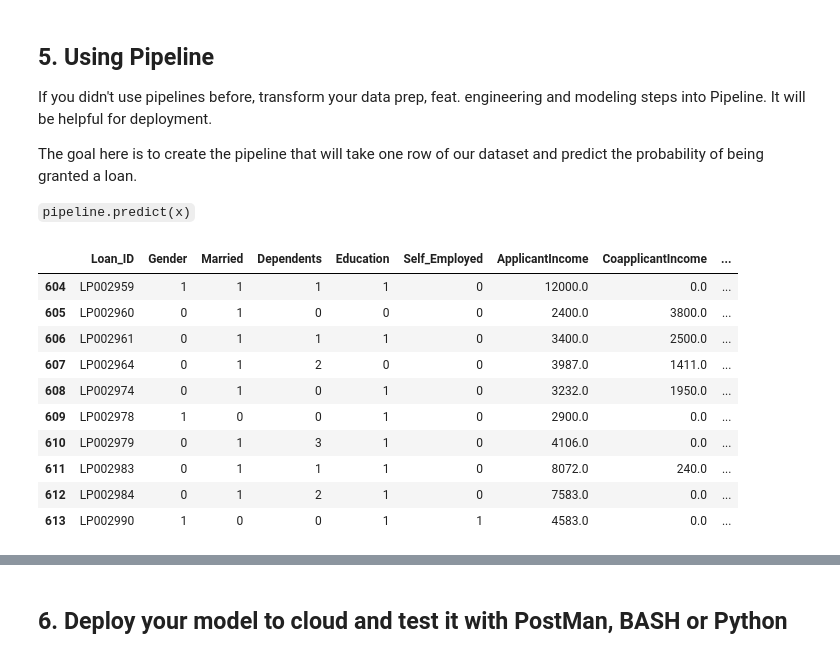
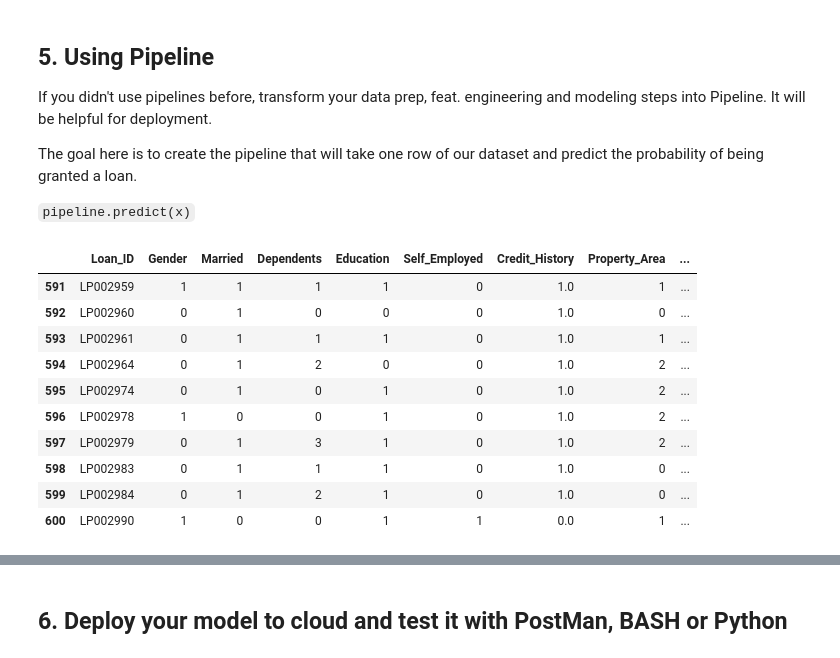
Before and after one commit to rafaelaqfc/Loan-Prediction-Project, a Jupyter notebook: notebooks/instructions.ipynb, the cells around one changed output, grey strips where cells are left out. Cells and saved outputs as stored; diff of their text form; code cells hidden in the pictures.

Commit message:
Add presentation updated and notebook with the dataset modified;

```diff
--- a/notebooks/instructions.ipynb
+++ b/notebooks/instructions.ipynb
@@ -872,5 +882,5 @@ df['Property_Area'].replace({'Urban': 0, 'Semiurban': 1, 'Rural': 2}, inplace=Tr
 # %%
 # Finally, let's replace the value 3+ under dependents to 3 to make this column numerical
-df['Dependents'] = df['Dependents'].replace({'3+': 3})
-df['Dependents'] = df['Dependents'].astype(int)
+df_modified['Dependents'] = df_modified['Dependents'].replace({'3+': 3})
+df_modified['Dependents'] = df_modified['Dependents'].astype(int)
 # %%
@@ -935 +949,5 @@ Loan_Status            int64
 dtype: object
+# %%
+# Creating a new log of the column 'Loan_Amount_Term'
+df_modified['Loan_Amount_Term_Log'] = np.log(df_modified['Loan_Amount_Term'])
+df_modified['Loan_Amount_Term_Log']
@@ -935,0 +967,4 @@ dtype: object
+# %%
+# Making the change final to the df
+df_modified = df_modified.reset_index(drop=True)
+df_modified.head()
@@ -936,2 +978,5 @@ dtype: object
+# %%
+# Dropping some columns that were transformed with the log
+df_final = df_modified.drop(['LoanAmount', 'ApplicantIncome', 'CoapplicantIncome', 'Loan_Amount_Term'], axis=1)
 # %%
 # Saving the cleaned and preprocessed df to a .csv file
@@ -1121,19 +1166,19 @@ The goal here is to create the pipeline that will take one row of our dataset an
 `pipeline.predict(x)`
 # %%
 # Checking the end of our dataset
-df.tail(10)
+df_final.tail(10)
 # %% [output]
-|  | Loan_ID | Gender | Married | Dependents | Education | Self_Employed | ApplicantIncome | CoapplicantIncome | ... |
-| 604 | LP002959 | 1 | 1 | 1 | 1 | 0 | 12000.0 | 0.0 | ... |
-| 605 | LP002960 | 0 | 1 | 0 | 0 | 0 | 2400.0 | 3800.0 | ... |
-| 606 | LP002961 | 0 | 1 | 1 | 1 | 0 | 3400.0 | 2500.0 | ... |
-| 607 | LP002964 | 0 | 1 | 2 | 0 | 0 | 3987.0 | 1411.0 | ... |
-| 608 | LP002974 | 0 | 1 | 0 | 1 | 0 | 3232.0 | 1950.0 | ... |
-| 609 | LP002978 | 1 | 0 | 0 | 1 | 0 | 2900.0 | 0.0 | ... |
-| 610 | LP002979 | 0 | 1 | 3 | 1 | 0 | 4106.0 | 0.0 | ... |
-| 611 | LP002983 | 0 | 1 | 1 | 1 | 0 | 8072.0 | 240.0 | ... |
-| 612 | LP002984 | 0 | 1 | 2 | 1 | 0 | 7583.0 | 0.0 | ... |
-| 613 | LP002990 | 1 | 0 | 0 | 1 | 1 | 4583.0 | 0.0 | ... |
+|  | Loan_ID | Gender | Married | Dependents | Education | Self_Employed | Credit_History | Property_Area | ... |
+| 591 | LP002959 | 1 | 1 | 1 | 1 | 0 | 1.0 | 1 | ... |
+| 592 | LP002960 | 0 | 1 | 0 | 0 | 0 | 1.0 | 0 | ... |
+| 593 | LP002961 | 0 | 1 | 1 | 1 | 0 | 1.0 | 1 | ... |
+| 594 | LP002964 | 0 | 1 | 2 | 0 | 0 | 1.0 | 2 | ... |
+| 595 | LP002974 | 0 | 1 | 0 | 1 | 0 | 1.0 | 2 | ... |
+| 596 | LP002978 | 1 | 0 | 0 | 1 | 0 | 1.0 | 2 | ... |
+| 597 | LP002979 | 0 | 1 | 3 | 1 | 0 | 1.0 | 2 | ... |
+| 598 | LP002983 | 0 | 1 | 1 | 1 | 0 | 1.0 | 0 | ... |
+| 599 | LP002984 | 0 | 1 | 2 | 1 | 0 | 1.0 | 0 | ... |
+| 600 | LP002990 | 1 | 0 | 0 | 1 | 1 | 0.0 | 1 | ... |
 # %%
 # Checking our independent variables (x)
 X_train.tail(10)
```
Also changed, not shown: parts of 25 cells of this notebook, 2 other files.
